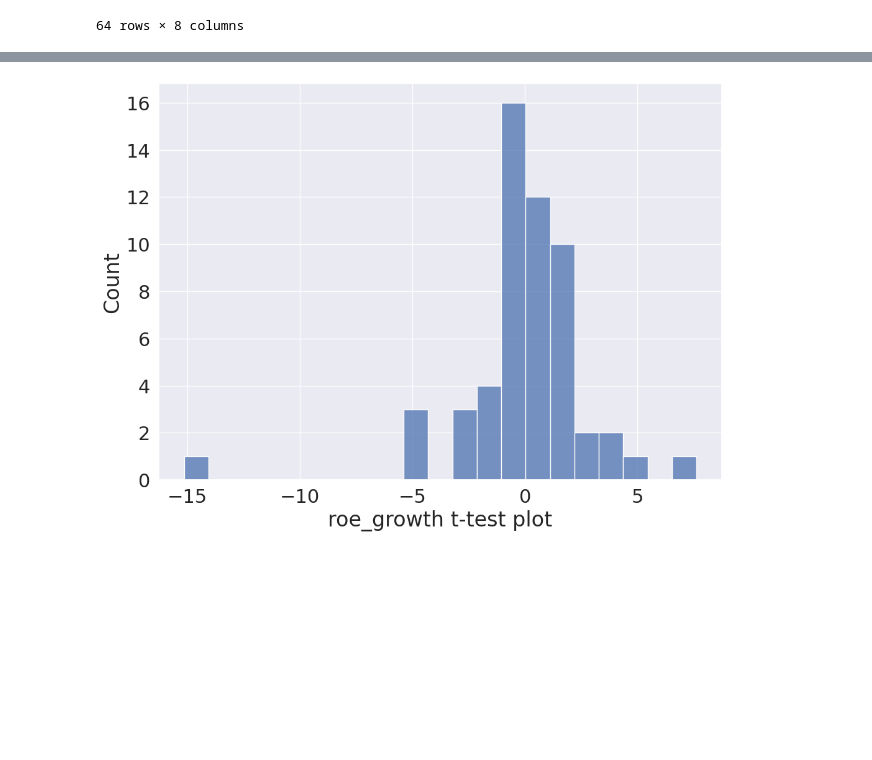
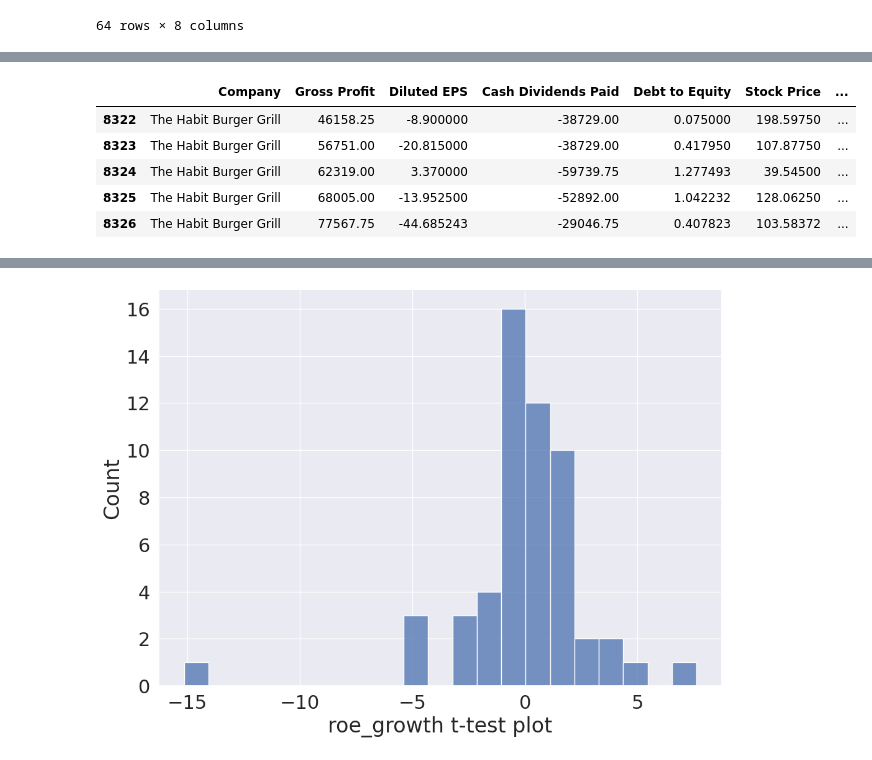
Before and after one commit to Leo-Marmo/financial_outcomes, a Jupyter notebook: main_notebook.ipynb, the cells around one changed output, grey strips where cells are left out. Drawn from its saved outputs; the diff is of its cells as text; code cells hidden in the pictures; blank space fills up the shorter version.

```diff
--- a/main_notebook.ipynb
+++ b/main_notebook.ipynb
@@ -857,8 +698,8 @@ def estimation_and_event_windows(company_data, company):
 # %% [markdown]
 Once we have the proper tuples of data, we can now run a regression on the estimation window to see what normal performance was and then save the alphas. For now, using dummy cols which I think could be roughly correlated.
 # %%
-regressor_cols = ['    Gross Profit', '    Diluted EPS', '    Cash Dividends Paid', '    Debt to Equity', '    Stock Price', '    Price to Tangible Book Value']
-regressors = estimates[regressor_cols]
+REGRESSOR_COLS = ['    Gross Profit', '    Diluted EPS', '    Cash Dividends Paid', '    Debt to Equity', '    Stock Price', '    Price to Tangible Book Value']
+regressors = estimates[REGRESSOR_COLS]
 # %%
 regressors.iloc[1]
 # %% [output]
@@ -916,14 +757,10 @@ def cumulative_abnormal_return(models, events, vars_to_analyze, regressor_cols):
             sample = sm.add_constant(event, has_constant='add')
             abn = models.get(var).predict(sample[reg])
             abn = event[var] - abn
-            # print(abn)
-            # print()
-            # print(event[var])
             abn_returns[var] = abn.tolist()
     return abn_returns
 
-all_abnormal_returns = cumulative_abnormal_return(go_daddy_models, events, vars_to_analyze, regressor_cols)
-all_abnormal_returns
+all_abnormal_returns = cumulative_abnormal_return(go_daddy_models, events, vars_to_analyze, REGRESSOR_COLS)
 # %% [output]
 {'roe_growth': [0.6017351899945822,
   0.0600026226357614,
@@ -969,5 +795,5 @@ def compute_company_estimates(all_abnormal_returns):
 # %%
-#company_financials_by_ipo_delta: variable includes financials of all companies and orders them on the -3 to 5 year time horizon specified
+#COMPANY_FINANCIALS_BY_IPO_DELTA: variable includes financials of all companies and orders them on the -3 to 5 year time horizon specified
 #Dataset for the time being does not actually include information on industry data
 company_industry_data = deal_info[["Company", "Primary Industry Sector"]]
 industry_map = {}
@@ -977,7 +803,7 @@ for _, row in company_industry_data.iterrows():
         industry_map[row['Company']] = row["Primary Industry Sector"]
 
 # populates the dataset with Industry data so I can break down my results based on that
-for df in company_financials_by_ipo_delta:
+for df in COMPANY_FINANCIALS_BY_IPO_DELTA:
     df['Industry'] = df['Company']
     df['Industry'] = df['Industry'].replace(industry_map)
 # %%
@@ -1029,6 +883,70 @@ def list_of_significances(significances):
             mp[k] += [v]
     return mp
 
+def get_outliers(significances, company_mappings):
+    mp = collections.defaultdict(list)
+    def calculate_outliers(data):
+        _75th = np.percentile(data,75)
+        _25th = np.percentile(data, 25)
+        iqr = _75th - _25th
+        # print(_75th, _25th)
+
+        return _25th - (1.5*iqr), _75th + (1.5*iqr)
+
+    for k, v in significances.items():
+        lower, upper = calculate_outliers(v)
+
+        outliers = np.array([[company_mappings[k][x], round(x,3)] for x in v if (x > upper or x < lower)])
+        mp[k] = outliers
+    return mp
+
+
 significance_map = list_of_significances(all_company_signicance)
-significance_map
+outliers = get_outliers(significance_map, company_sig_map)
+
+def print_outliers(outliers):
+    for k, v in outliers.items():
+        companies = v[0:, 0]
+        sigs = v[0:,1]
+        dict = {'companies': companies, 'significance': sigs}
+
+        df = pd.DataFrame(data=dict)
+        # print(k)
+        # display(df)
+print_outliers(outliers)
+
+
+def print_outlier_financials():
+    companies = ['The Habit Burger Grill', 'K2M']
+    REGRESSOR_COLS = ['Company', '    Gross Profit', '    Diluted EPS', '    Cash Dividends Paid', '    Debt to Equity', '    Stock Price', '    Price to Tangible Book Value']
+
+    for c in companies:
+        df = get_company_deltas(c)
+        est, ev = estimation_and_event_windows(df, c)
+        display(est[REGRESSOR_COLS])
+        display(ev[REGRESSOR_COLS])
+
+print_outlier_financials()
+
+# TO RUN ONCE WORKING ON ESTIMATING HABIT AND K2M GROWTH
+# REGRESSOR_COLS = ['Company', '    Gross Profit', '    Diluted EPS', '    Stock Price', '    Price to Tangible Book Value']
+# var_to_analyze = ['roe_growth','revenue_growth','ebitda_growth','net_income_growth','liquidity_growth']
+# companies = ['The Habit Burger Grill', 'K2M']
+
+# def get_event_study_estimate(companies):
+#     company_significance = []
+
+#     for c in companies:
+#         company_deltas = get_company_deltas(c)
+#         estimates, events = estimation_and_event_windows(company_deltas, c)
+#         models = create_company_models(estimates, estimates[REGRESSOR_COLS], var_to_analyze)
+#         abnormal_returns = cumulative_abnormal_return(models, events, var_to_analyze, REGRESSOR_COLS)
+#         significance = compute_company_estimates(abnormal_returns)
+
+#         company_significance.append(significance)
+
+#     return company_significance
+
+# company_estimates = get_event_study_estimate(companies)
+# display(company_estimates)
 # %% [output]
@@ -1051,0 +958,6 @@ defaultdict(list,
+|  | Company | Gross Profit | Diluted EPS | Cash Dividends Paid | Debt to Equity | Stock Price | ... |
+| 8322 | The Habit Burger Grill | 46158.25 | -8.900000 | -38729.00 | 0.075000 | 198.59750 | ... |
+| 8323 | The Habit Burger Grill | 56751.00 | -20.815000 | -38729.00 | 0.417950 | 107.87750 | ... |
+| 8324 | The Habit Burger Grill | 62319.00 | 3.370000 | -59739.75 | 1.277493 | 39.54500 | ... |
+| 8325 | The Habit Burger Grill | 68005.00 | -13.952500 | -52892.00 | 1.042232 | 128.06250 | ... |
+| 8326 | The Habit Burger Grill | 77567.75 | -44.685243 | -29046.75 | 0.407823 | 103.58372 | ... |
```
Also changed, not shown: parts of 36 cells of this notebook, 19 other files.
